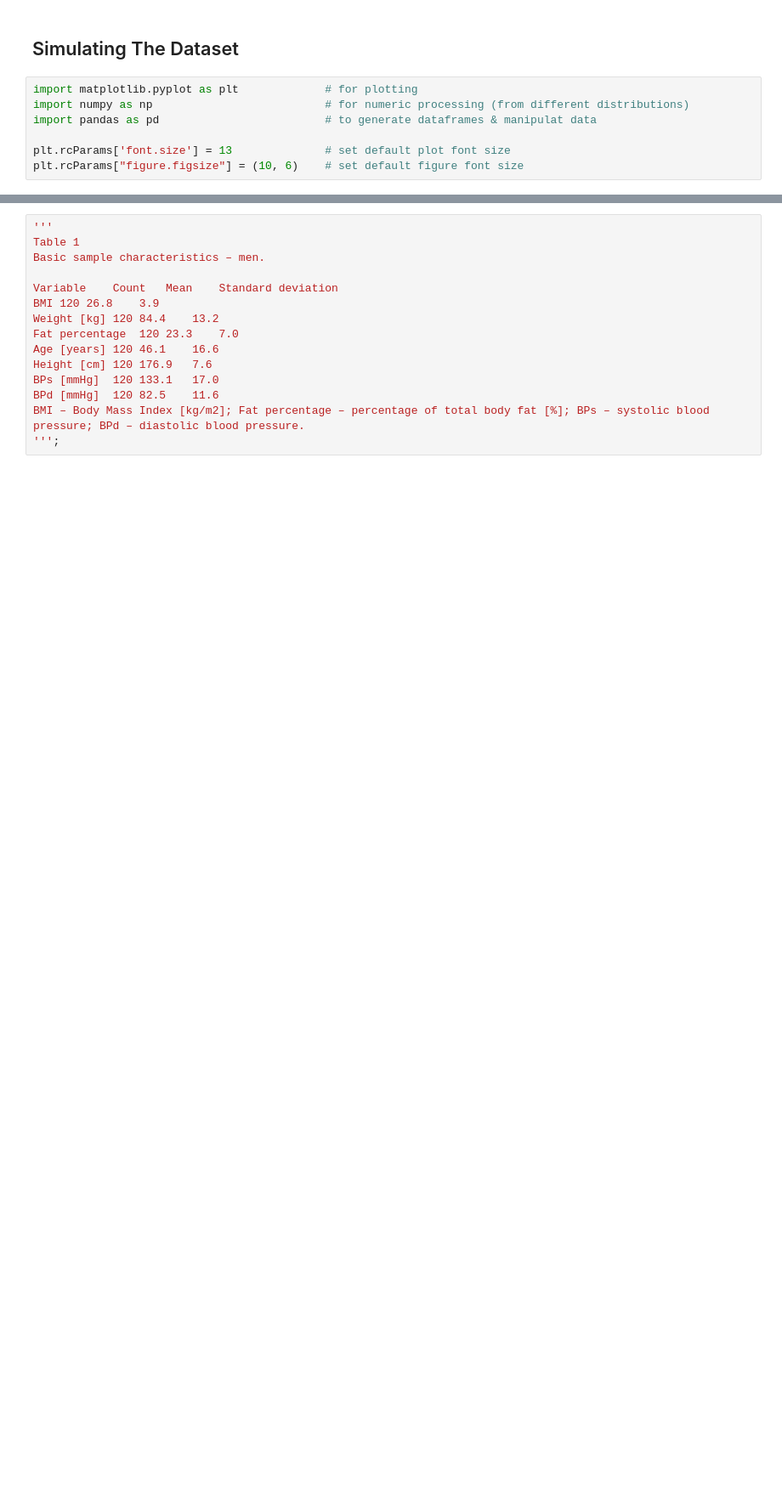
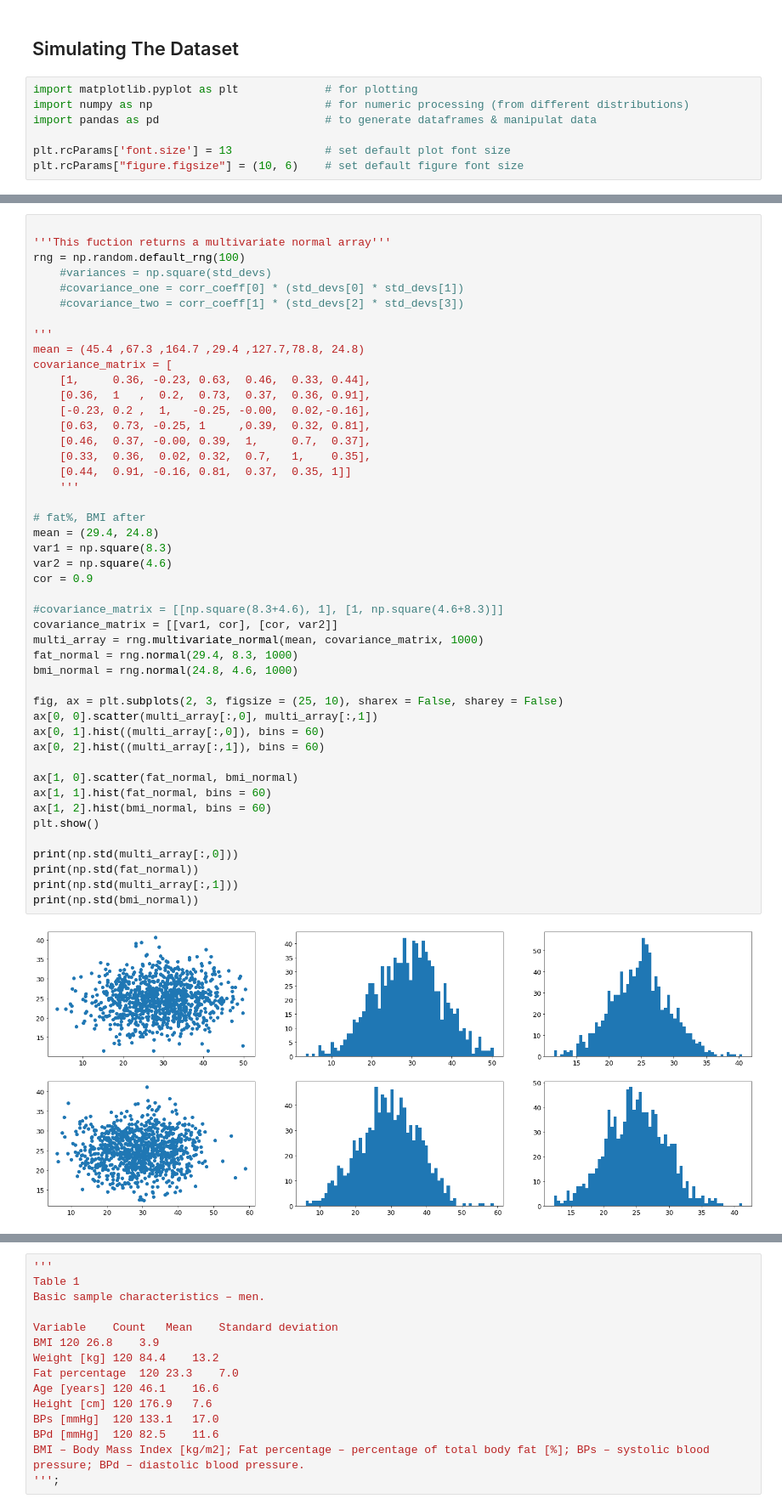
Before and after one commit to CiaranMoran27/playing_with_jupyter, a Jupyter notebook: modelling_real_world_scenario.ipynb, the cells around one changed output, grey strips where cells are left out. Shown at 85% size. Saved outputs shown, nothing was run; the diff lists cells and outputs as text; blank space fills up the shorter version.

```diff
--- a/modelling_real_world_scenario.ipynb
+++ b/modelling_real_world_scenario.ipynb
@@ -208,0 +165,48 @@ BMI – Body Mass Index [kg/m2]; Fat percentage – percentage of total body fat
+# %%
+
+'''This fuction returns a multivariate normal array'''
+rng = np.random.default_rng(100)
+    #variances = np.square(std_devs)
+    #covariance_one = corr_coeff[0] * (std_devs[0] * std_devs[1])
+    #covariance_two = corr_coeff[1] * (std_devs[2] * std_devs[3])
+
+'''
+mean = (45.4 ,67.3 ,164.7 ,29.4 ,127.7,78.8, 24.8)
+covariance_matrix = [
+    [1,     0.36, -0.23, 0.63,  0.46,  0.33, 0.44],
+    [0.36,  1   ,  0.2,  0.73,  0.37,  0.36, 0.91],
+    [-0.23, 0.2 ,  1,   -0.25, -0.00,  0.02,-0.16],
+    [0.63,  0.73, -0.25, 1     ,0.39,  0.32, 0.81],
+    [0.46,  0.37, -0.00, 0.39,  1,     0.7,  0.37],
+    [0.33,  0.36,  0.02, 0.32,  0.7,   1,    0.35],
+    [0.44,  0.91, -0.16, 0.81,  0.37,  0.35, 1]]
+    '''
+
+# fat%, BMI after
+mean = (29.4, 24.8)
+var1 = np.square(8.3)
+var2 = np.square(4.6)
+cor = 0.9
+
+#covariance_matrix = [[np.square(8.3+4.6), 1], [1, np.square(4.6+8.3)]]
+covariance_matrix = [[var1, cor], [cor, var2]]
+multi_array = rng.multivariate_normal(mean, covariance_matrix, 1000)
+fat_normal = rng.normal(29.4, 8.3, 1000)
+bmi_normal = rng.normal(24.8, 4.6, 1000)
+
+fig, ax = plt.subplots(2, 3, figsize = (25, 10), sharex = False, sharey = False)
+ax[0, 0].scatter(multi_array[:,0], multi_array[:,1])
+ax[0, 1].hist((multi_array[:,0]), bins = 60)
+ax[0, 2].hist((multi_array[:,1]), bins = 60)
+
+ax[1, 0].scatter(fat_normal, bmi_normal)
+ax[1, 1].hist(fat_normal, bins = 60)
+ax[1, 2].hist(bmi_normal, bins = 60)
+plt.show()
+
+print(np.std(multi_array[:,0]))
+print(np.std(fat_normal))
+print(np.std(multi_array[:,1]))
+print(np.std(bmi_normal))
+# %% [output]
+[figure, added]
```
Also changed, not shown: parts of 18 cells of this notebook.
